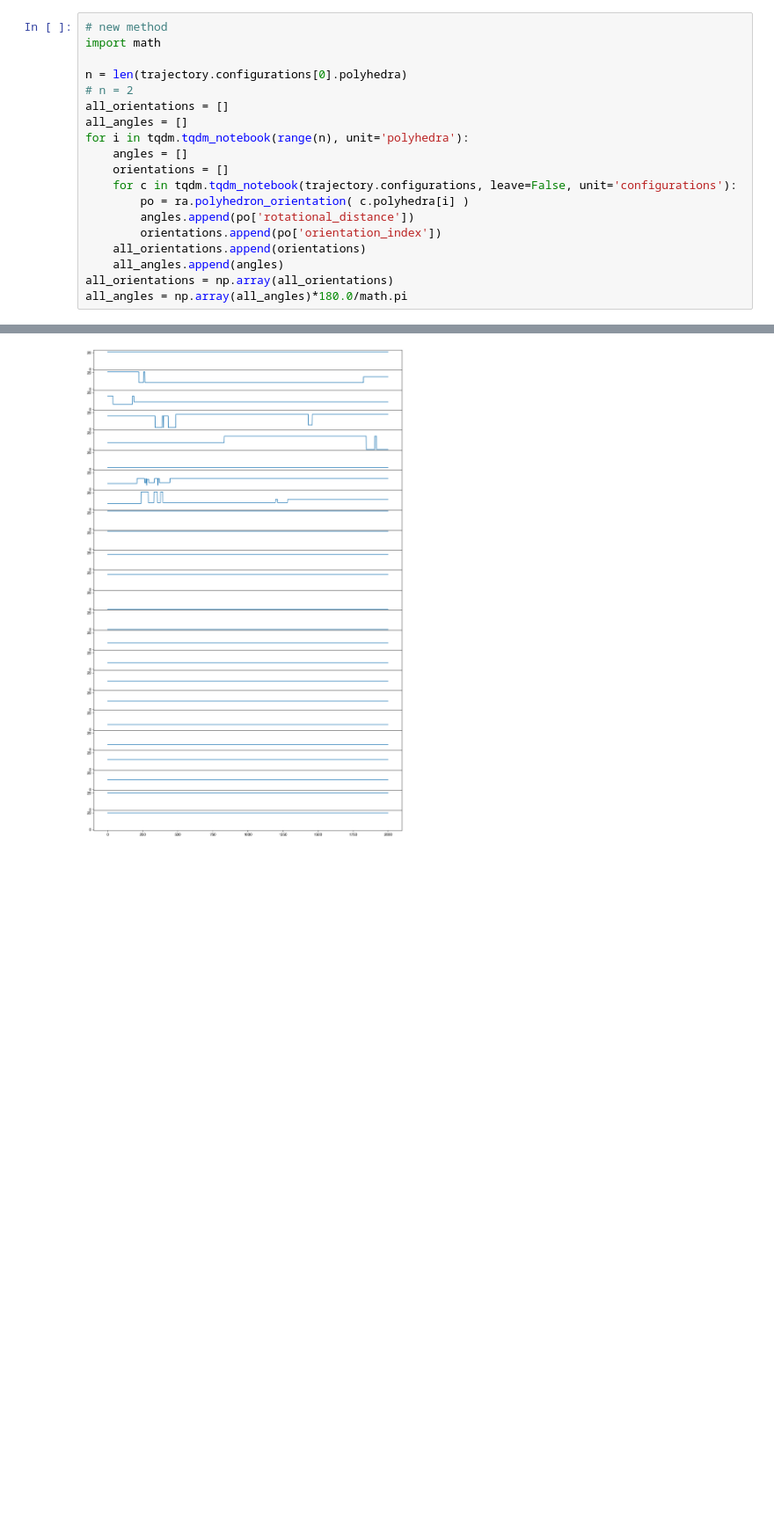
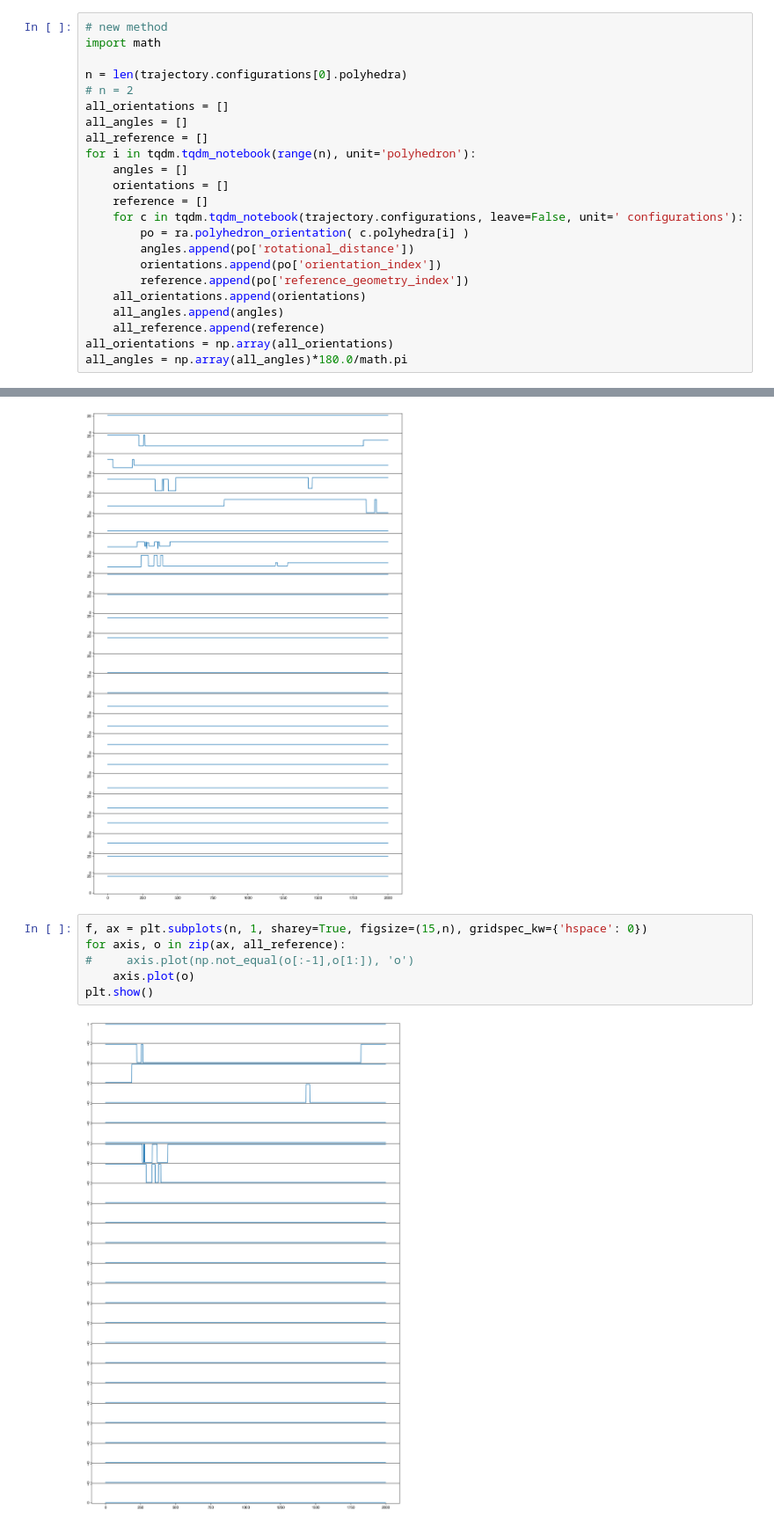
Before and after one commit to bjmorgan/na-electrolytes, a Jupyter notebook: examples/PS4 rotations.ipynb, the cells around one changed output, grey strips where cells are left out. Shown at 88% size. Cells and saved outputs as stored; diff of their text form; blank space fills up the shorter version.

```diff
--- a/examples/PS4 rotations.ipynb
+++ b/examples/PS4 rotations.ipynb
@@ -100,15 +96,19 @@ n = len(trajectory.configurations[0].polyhedra)
 # n = 2
 all_orientations = []
 all_angles = []
-for i in tqdm.tqdm_notebook(range(n), unit='polyhedra'):
+all_reference = []
+for i in tqdm.tqdm_notebook(range(n), unit='polyhedron'):
     angles = []
     orientations = []
-    for c in tqdm.tqdm_notebook(trajectory.configurations, leave=False, unit='configurations'):
+    reference = []
+    for c in tqdm.tqdm_notebook(trajectory.configurations, leave=False, unit=' configurations'):
         po = ra.polyhedron_orientation( c.polyhedra[i] )
         angles.append(po['rotational_distance'])
         orientations.append(po['orientation_index'])
+        reference.append(po['reference_geometry_index'])
     all_orientations.append(orientations)
     all_angles.append(angles)
+    all_reference.append(reference)
 all_orientations = np.array(all_orientations)
 all_angles = np.array(all_angles)*180.0/math.pi
 # %% [output]
@@ -140,3 +140,11 @@ for axis, o in zip(ax, all_orientations):
 plt.show()
 # %% [output]
 [figure]
+# %%
+f, ax = plt.subplots(n, 1, sharey=True, figsize=(15,n), gridspec_kw={'hspace': 0})
+for axis, o in zip(ax, all_reference):
+#     axis.plot(np.not_equal(o[:-1],o[1:]), 'o')
+    axis.plot(o)
+plt.show()
+# %% [output]
+[figure, added]
```
Also changed, not shown: parts of 4 cells of this notebook.
